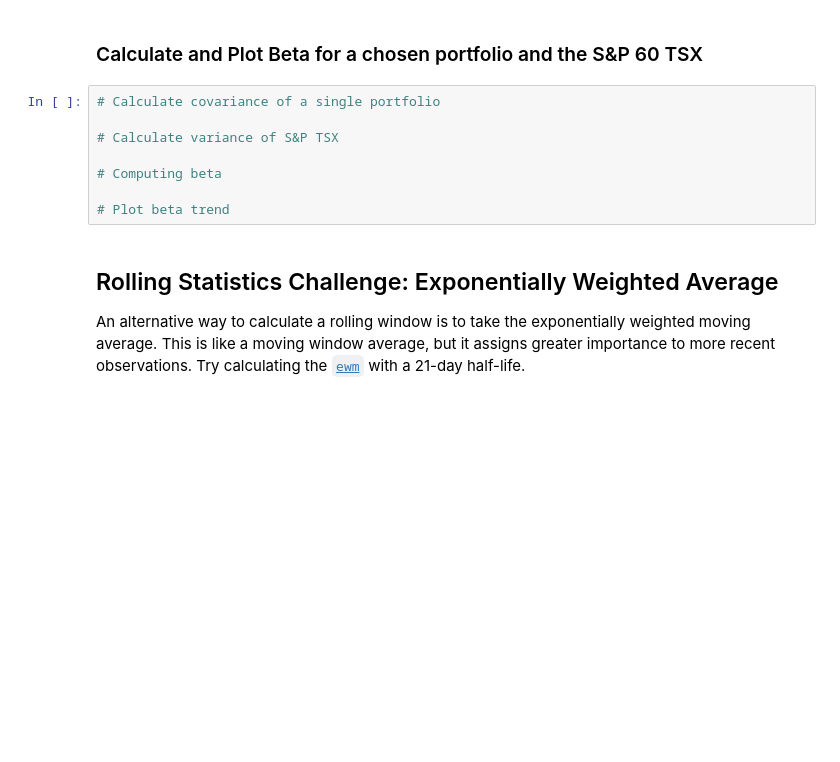
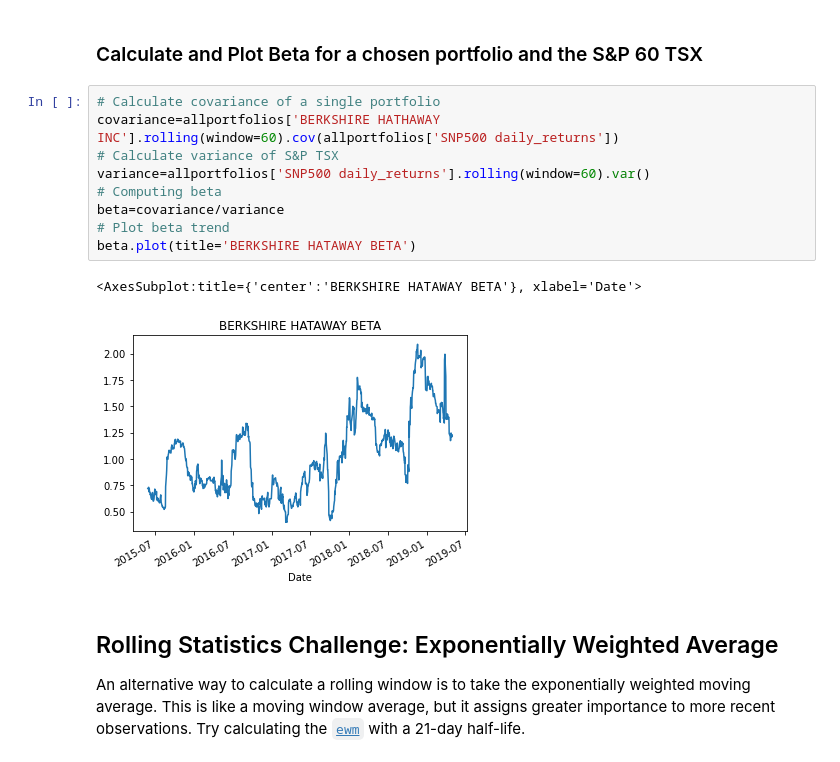
Before and after one commit to trakkamartin/whale_of_a_portfolio, a Jupyter notebook: Starter_Code/whale_analysis.ipynb, the cells around one changed output. Drawn from its saved outputs; the diff is of its cells as text; blank space fills up the shorter version.

```diff
--- a/Starter_Code/whale_analysis.ipynb
+++ b/Starter_Code/whale_analysis.ipynb
@@ -296,12 +302,16 @@ Risk changes over time. Analyze the rolling statistics for Risk and Beta.
 ### Calculate and Plot Beta for a chosen portfolio and the S&P 60 TSX
 # %%
 # Calculate covariance of a single portfolio
-
+covariance=allportfolios['BERKSHIRE HATHAWAY INC'].rolling(window=60).cov(allportfolios['SNP500 daily_returns'])
 # Calculate variance of S&P TSX
-
+variance=allportfolios['SNP500 daily_returns'].rolling(window=60).var()
 # Computing beta
-
+beta=covariance/variance
 # Plot beta trend
+beta.plot(title='BERKSHIRE HATAWAY BETA')
+# %% [output]
+<AxesSubplot:title={'center':'BERKSHIRE HATAWAY BETA'}, xlabel='Date'>
+[figure, added]
 # %% [markdown]
 ## Rolling Statistics Challenge: Exponentially Weighted Average
 
```
Also changed, not shown: parts of 34 cells of this notebook, 1 other file.
